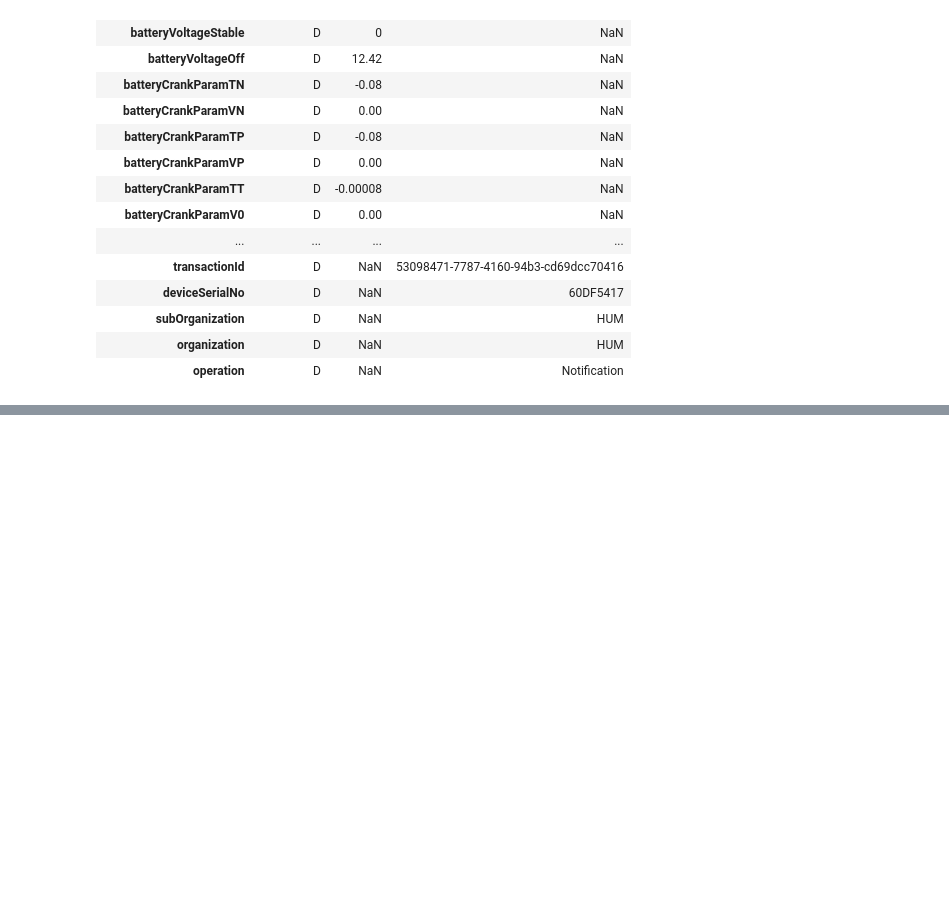
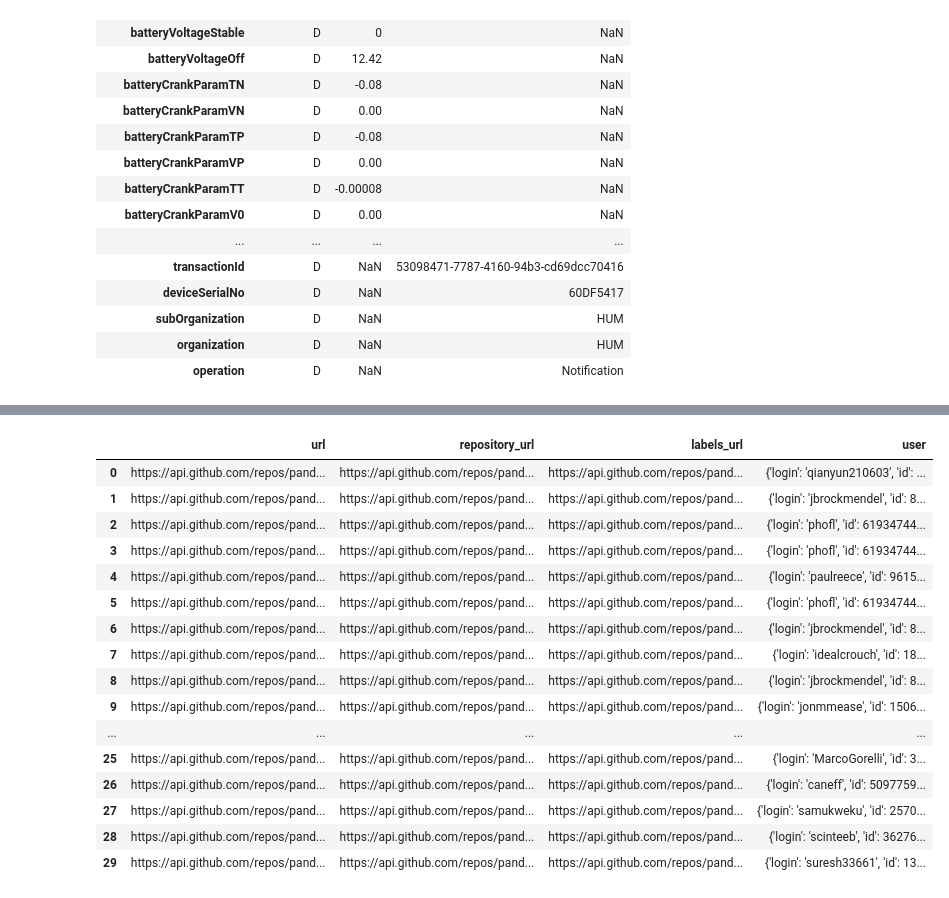
Before and after one commit to saiteja8888/DataScience, a Jupyter notebook: Python_Libraries/1_Pandas.ipynb, the cells around one changed output, grey strips where cells are left out. Saved outputs shown, nothing was run; the diff lists cells and outputs as text; code cells hidden in the pictures; blank space fills up the shorter version.

Commit message:
Pandas-2

```diff
--- a/Python_Libraries/1_Pandas.ipynb
+++ b/Python_Libraries/1_Pandas.ipynb
@@ -251,0 +570,4 @@ pd.DataFrame(d)
+# %%
+url = "https://api.github.com/repos/pandas-dev/pandas/issues"
+# %%
+data = requests.get(url)
@@ -251,0 +578,2 @@ pd.DataFrame(d)
+# %%
+data1 = data.json()
@@ -251,0 +645,22 @@ pd.DataFrame(d)
+# %%
+df2 = pd.DataFrame(data1, columns=['url','repository_url','labels_url','user'])
+# %%
+df2
+# %% [output]
+|  | url | repository_url | labels_url | user |
+| 0 | https://api.github.com/repos/pand... | https://api.github.com/repos/pand... | https://api.github.com/repos/pand... | {'login': 'qianyun210603', 'id': ... |
+| 1 | https://api.github.com/repos/pand... | https://api.github.com/repos/pand... | https://api.github.com/repos/pand... | {'login': 'jbrockmendel', 'id': 8... |
+| 2 | https://api.github.com/repos/pand... | https://api.github.com/repos/pand... | https://api.github.com/repos/pand... | {'login': 'phofl', 'id': 61934744... |
+| 3 | https://api.github.com/repos/pand... | https://api.github.com/repos/pand... | https://api.github.com/repos/pand... | {'login': 'phofl', 'id': 61934744... |
+| 4 | https://api.github.com/repos/pand... | https://api.github.com/repos/pand... | https://api.github.com/repos/pand... | {'login': 'paulreece', 'id': 9615... |
+| 5 | https://api.github.com/repos/pand... | https://api.github.com/repos/pand... | https://api.github.com/repos/pand... | {'login': 'phofl', 'id': 61934744... |
+| 6 | https://api.github.com/repos/pand... | https://api.github.com/repos/pand... | https://api.github.com/repos/pand... | {'login': 'jbrockmendel', 'id': 8... |
+| 7 | https://api.github.com/repos/pand... | https://api.github.com/repos/pand... | https://api.github.com/repos/pand... | {'login': 'idealcrouch', 'id': 18... |
+| 8 | https://api.github.com/repos/pand... | https://api.github.com/repos/pand... | https://api.github.com/repos/pand... | {'login': 'jbrockmendel', 'id': 8... |
+| 9 | https://api.github.com/repos/pand... | https://api.github.com/repos/pand... | https://api.github.com/repos/pand... | {'login': 'jonmmease', 'id': 1506... |
+| ... | ... | ... | ... | ... |
+| 25 | https://api.github.com/repos/pand... | https://api.github.com/repos/pand... | https://api.github.com/repos/pand... | {'login': 'MarcoGorelli', 'id': 3... |
+| 26 | https://api.github.com/repos/pand... | https://api.github.com/repos/pand... | https://api.github.com/repos/pand... | {'login': 'caneff', 'id': 5097759... |
+| 27 | https://api.github.com/repos/pand... | https://api.github.com/repos/pand... | https://api.github.com/repos/pand... | {'login': 'samukweku', 'id': 2570... |
+| 28 | https://api.github.com/repos/pand... | https://api.github.com/repos/pand... | https://api.github.com/repos/pand... | {'login': 'scinteeb', 'id': 36276... |
+| 29 | https://api.github.com/repos/pand... | https://api.github.com/repos/pand... | https://api.github.com/repos/pand... | {'login': 'suresh33661', 'id': 13... |
```
Also changed, not shown: parts of 53 cells of this notebook, 3 other files.
